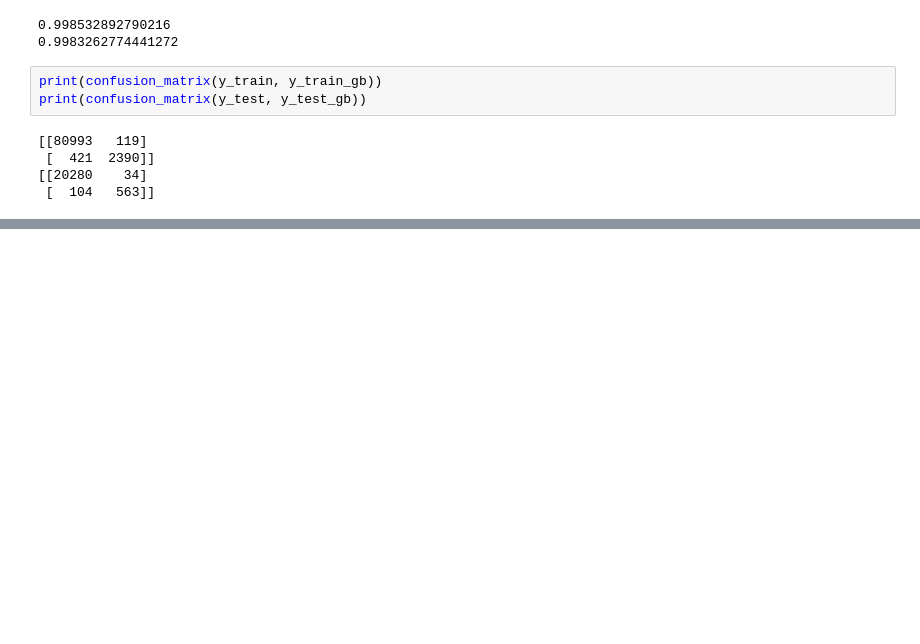
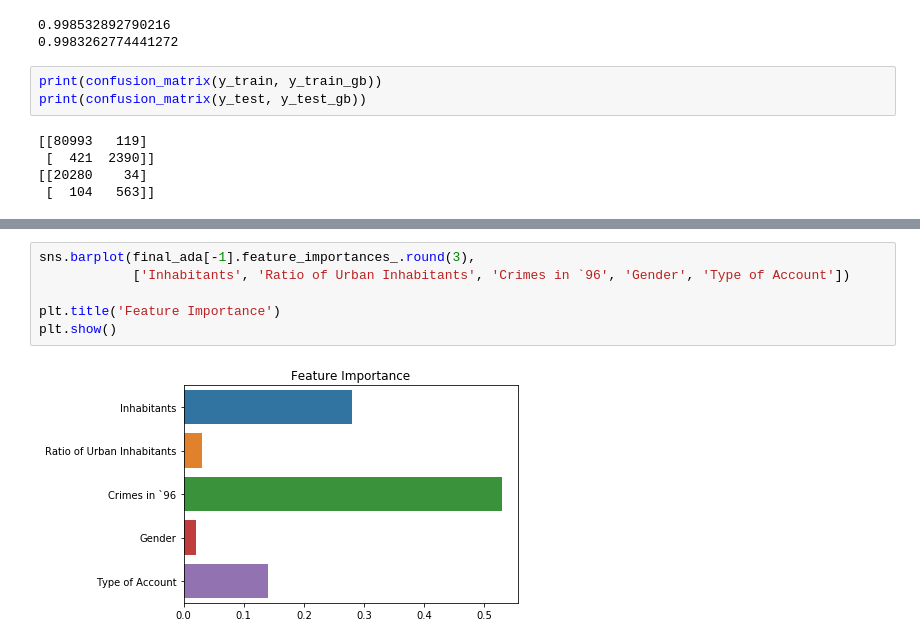
Before and after one commit to SteveGrimm/Unit5_Project1, a Jupyter notebook: Unit5_Project.ipynb, the cells around one changed output, grey strips where cells are left out. Drawn from its saved outputs; the diff is of its cells as text; blank space fills up the shorter version.

```diff
--- a/Unit5_Project.ipynb
+++ b/Unit5_Project.ipynb
@@ -593,0 +790,8 @@ print(confusion_matrix(y_test, y_test_gb))
+# %%
+sns.barplot(final_ada[-1].feature_importances_.round(3),
+            ['Inhabitants', 'Ratio of Urban Inhabitants', 'Crimes in `96', 'Gender', 'Type of Account'])
+
+plt.title('Feature Importance')
+plt.show()
+# %% [output]
+[figure, added]
```
Also changed, not shown: parts of 22 cells of this notebook, 1 other file.
